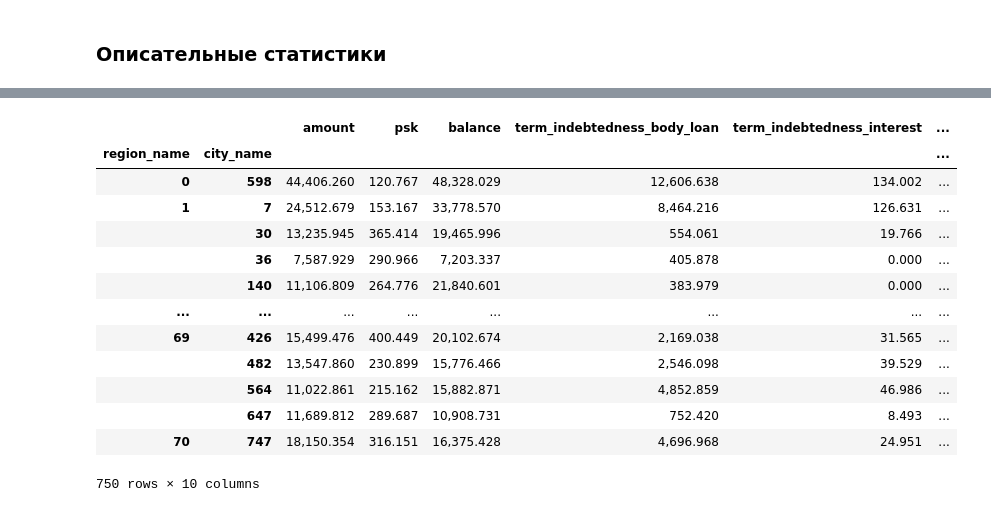
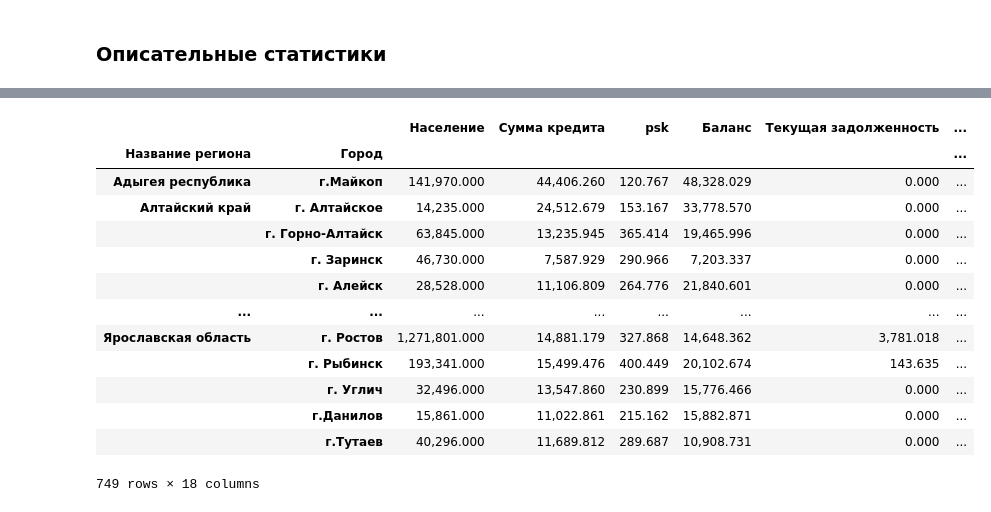
Before and after one commit to Mikhail-068/Scoring, a Jupyter notebook: VolkovKA/Pandas_скоринг_Good_клиентов.ipynb, the cells around one changed output, grey strips where cells are left out. Cells and saved outputs as stored; diff of their text form; code cells hidden in the pictures.

```diff
--- a/VolkovKA/Pandas_скоринг_Good_клиентов.ipynb
+++ b/VolkovKA/Pandas_скоринг_Good_клиентов.ipynb
@@ -16,7 +16,7 @@ Saving GoodClient.xlsx to GoodClient.xlsx
 # %%
-dataG = pd.read_excel("GoodClient.xlsx", header=2)
+dataG = pd.read_excel("GoodClient.xlsx", skiprows=[0, 1], header=0, sheet_name=0)
 data_g = dataG
-dataB = pd.read_excel("BadClient.xlsx", index_col=0, skiprows=[0, 1], header=0, sheet_name=0)
+dataB = pd.read_excel("BadClient.xlsx", skiprows=[0, 1], header=0, sheet_name=0)
 data_b = dataB
 # %%
 dataG
@@ -259,29 +254,29 @@ dataG.describe(include=['O'])
 # %%
 # Отбор данных столбца period
 # data['issued'].dtype
 # data['issued'] > '2024-01-01'
 # len(data[data['issued'] > '2024-01-01'])
 
 # среднее значение кредитов по городам
-df_groupby = dataG.groupby(['region_name', 'city_name']).mean()
-df_groupby1 = df_groupby[["amount", "psk", "balance", "term_indebtedness_body_loan", "term_indebtedness_interest", "term_indebtedness_other",
-            "overdue_indebtedness_interest", "overdue_indebtedness_other", "maximum_amount_overdue_indebtedness", "amount_principal_debt_repaid"]]
-df_groupby1
+df_groupby = dataG.groupby(['Название региона', 'Город']).mean()
+# df_groupby1 = df_groupby[["amount", "psk", "balance", "term_indebtedness_body_loan", "term_indebtedness_interest", "term_indebtedness_other",
+#             "overdue_indebtedness_interest", "overdue_indebtedness_other", "maximum_amount_overdue_indebtedness", "amount_principal_debt_repaid"]]
+df_groupby
 # %% [output]
-|  |  | amount | psk | balance | term_indebtedness_body_loan | term_indebtedness_interest | ... |
-| region_name | city_name |  |  |  |  |  | ... |
-| 0 | 598 | 44,406.260 | 120.767 | 48,328.029 | 12,606.638 | 134.002 | ... |
-| 1 | 7 | 24,512.679 | 153.167 | 33,778.570 | 8,464.216 | 126.631 | ... |
-|  | 30 | 13,235.945 | 365.414 | 19,465.996 | 554.061 | 19.766 | ... |
-|  | 36 | 7,587.929 | 290.966 | 7,203.337 | 405.878 | 0.000 | ... |
-|  | 140 | 11,106.809 | 264.776 | 21,840.601 | 383.979 | 0.000 | ... |
+|  |  | Население | Сумма кредита | psk | Баланс | Текущая задолженность | ... |
+| Название региона | Город |  |  |  |  |  | ... |
+| Адыгея республика | г.Майкоп | 141,970.000 | 44,406.260 | 120.767 | 48,328.029 | 0.000 | ... |
+| Алтайский край | г. Алтайское | 14,235.000 | 24,512.679 | 153.167 | 33,778.570 | 0.000 | ... |
+|  | г. Горно-Алтайск | 63,845.000 | 13,235.945 | 365.414 | 19,465.996 | 0.000 | ... |
+|  | г. Заринск | 46,730.000 | 7,587.929 | 290.966 | 7,203.337 | 0.000 | ... |
+|  | г. Алейск | 28,528.000 | 11,106.809 | 264.776 | 21,840.601 | 0.000 | ... |
 | ... | ... | ... | ... | ... | ... | ... | ... |
-| 69 | 426 | 15,499.476 | 400.449 | 20,102.674 | 2,169.038 | 31.565 | ... |
-|  | 482 | 13,547.860 | 230.899 | 15,776.466 | 2,546.098 | 39.529 | ... |
-|  | 564 | 11,022.861 | 215.162 | 15,882.871 | 4,852.859 | 46.986 | ... |
-|  | 647 | 11,689.812 | 289.687 | 10,908.731 | 752.420 | 8.493 | ... |
-| 70 | 747 | 18,150.354 | 316.151 | 16,375.428 | 4,696.968 | 24.951 | ... |
+| Ярославская область | г. Ростов | 1,271,801.000 | 14,881.179 | 327.868 | 14,648.362 | 3,781.018 | ... |
+|  | г. Рыбинск | 193,341.000 | 15,499.476 | 400.449 | 20,102.674 | 143.635 | ... |
+|  | г. Углич | 32,496.000 | 13,547.860 | 230.899 | 15,776.466 | 0.000 | ... |
+|  | г.Данилов | 15,861.000 | 11,022.861 | 215.162 | 15,882.871 | 0.000 | ... |
+|  | г.Тутаев | 40,296.000 | 11,689.812 | 289.687 | 10,908.731 | 0.000 | ... |
-750 rows × 10 columns
+749 rows × 18 columns
 # %%
 # "date of birth", "gender", "education", "position",
 
```
Also changed, not shown: parts of 24 cells of this notebook.
